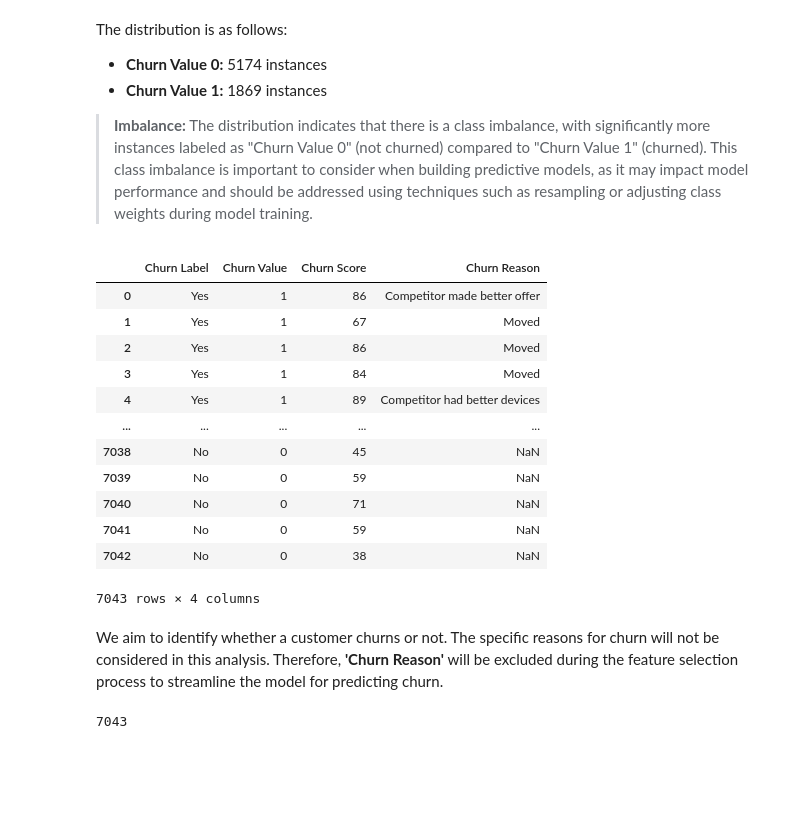
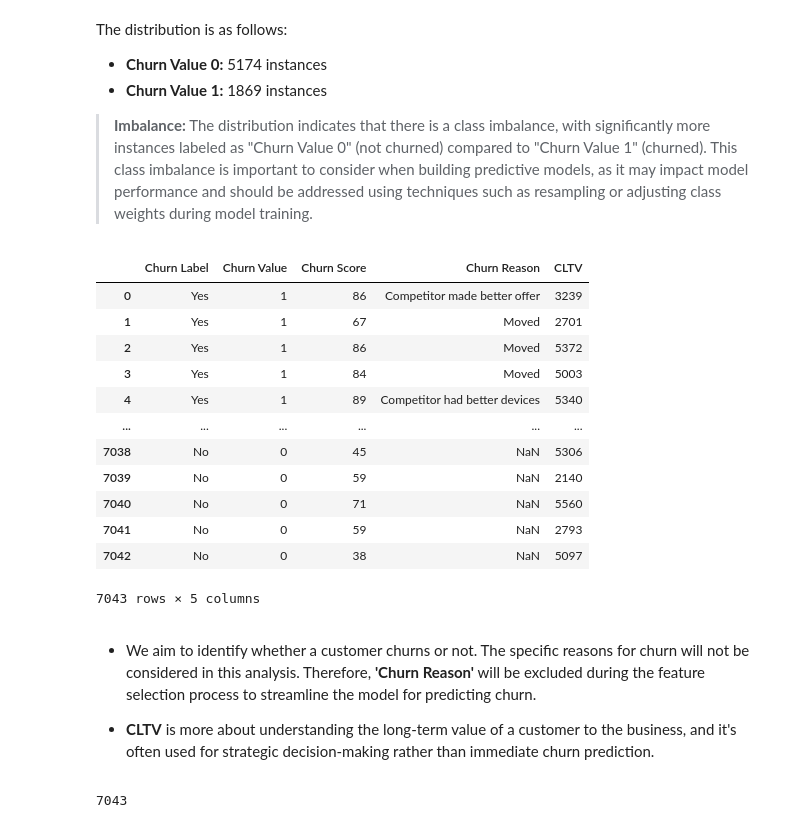
Before and after one commit to yosra-Mahjoub/Customer-Churn-Prediction-in-Telecom, a Jupyter notebook: Customer Churn Prediction.ipynb, the cells around one changed output. Saved outputs shown, nothing was run; the diff lists cells and outputs as text; code cells hidden in the pictures; blank space fills up the shorter version.

```diff
--- a/Customer Churn Prediction.ipynb
+++ b/Customer Churn Prediction.ipynb
@@ -140,23 +159,25 @@ The distribution is as follows:
 
 > **Imbalance:** The distribution indicates that there is a class imbalance, with significantly more instances labeled as "Churn Value 0" (not churned) compared to "Churn Value 1" (churned). This class imbalance is important to consider when building predictive models, as it may impact model performance and should be addressed using techniques such as resampling or adjusting class weights during model training.
 # %%
-df[['Churn Label','Churn Value','Churn Score','Churn Reason']]
+df[['Churn Label','Churn Value','Churn Score','Churn Reason','CLTV']]
 # %% [output]
-|  | Churn Label | Churn Value | Churn Score | Churn Reason |
-| 0 | Yes | 1 | 86 | Competitor made better offer |
-| 1 | Yes | 1 | 67 | Moved |
-| 2 | Yes | 1 | 86 | Moved |
-| 3 | Yes | 1 | 84 | Moved |
-| 4 | Yes | 1 | 89 | Competitor had better devices |
-| ... | ... | ... | ... | ... |
-| 7038 | No | 0 | 45 | NaN |
-| 7039 | No | 0 | 59 | NaN |
-| 7040 | No | 0 | 71 | NaN |
-| 7041 | No | 0 | 59 | NaN |
-| 7042 | No | 0 | 38 | NaN |
+|  | Churn Label | Churn Value | Churn Score | Churn Reason | CLTV |
+| 0 | Yes | 1 | 86 | Competitor made better offer | 3239 |
+| 1 | Yes | 1 | 67 | Moved | 2701 |
+| 2 | Yes | 1 | 86 | Moved | 5372 |
+| 3 | Yes | 1 | 84 | Moved | 5003 |
+| 4 | Yes | 1 | 89 | Competitor had better devices | 5340 |
+| ... | ... | ... | ... | ... | ... |
+| 7038 | No | 0 | 45 | NaN | 5306 |
+| 7039 | No | 0 | 59 | NaN | 2140 |
+| 7040 | No | 0 | 71 | NaN | 5560 |
+| 7041 | No | 0 | 59 | NaN | 2793 |
+| 7042 | No | 0 | 38 | NaN | 5097 |
-7043 rows × 4 columns
+7043 rows × 5 columns
 # %% [markdown]
-We aim to identify whether a customer churns or not. The specific reasons for churn will not be considered in this analysis. Therefore, **'Churn Reason'** will be excluded during the feature selection process to streamline the model for predicting churn.
+- We aim to identify whether a customer churns or not. The specific reasons for churn will not be considered in this analysis. Therefore, **'Churn Reason'** will be excluded during the feature selection process to streamline the model for predicting churn.
+
+- **CLTV** is more about understanding the long-term value of a customer to the business, and it's often used for strategic decision-making rather than immediate churn prediction.
 # %%
 df[['Churn Label','Churn Value']].duplicated(keep=False).sum()
 # %% [output]
```
Also changed, not shown: parts of 57 cells of this notebook.
